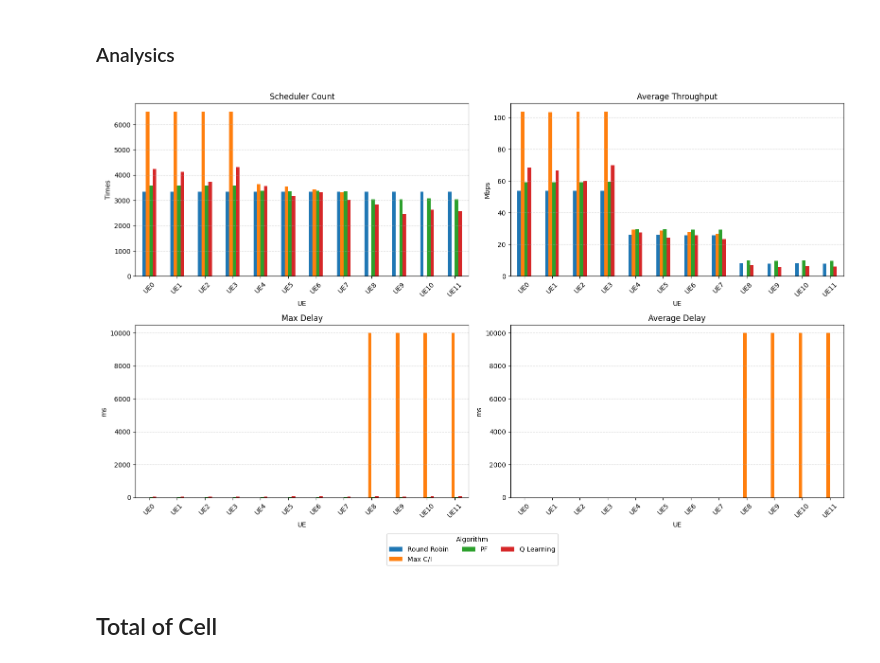
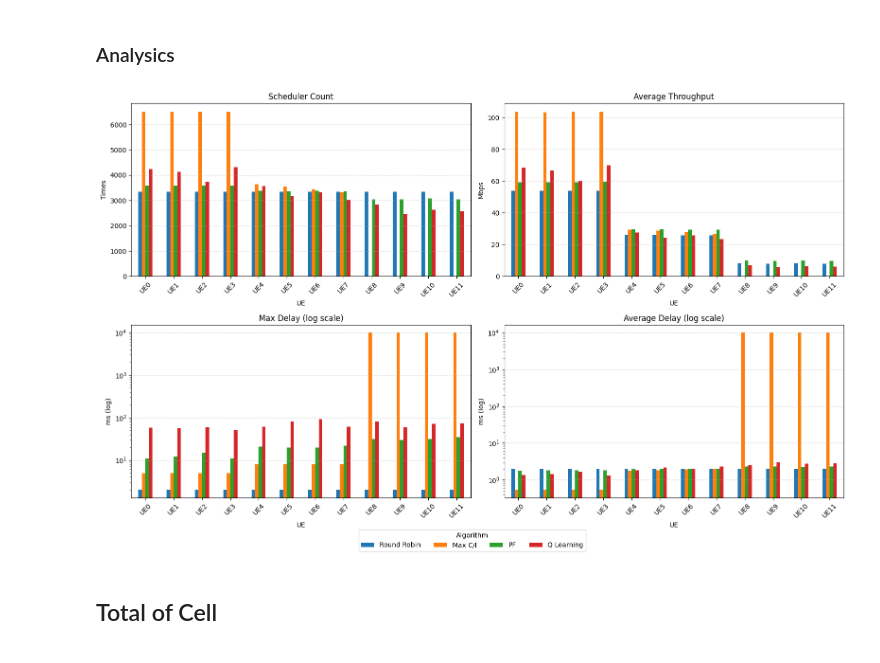
Before and after one commit to lephamcong/CapstoneProject, a Jupyter notebook: Simulation/result/resultAnalysis_v1.ipynb, the cells around one changed output. Cells and saved outputs as stored; diff of their text form; code cells hidden in the pictures.

Commit message:
update log scale for resultAnalysis

```diff
--- a/Simulation/result/resultAnalysis_v1.ipynb
+++ b/Simulation/result/resultAnalysis_v1.ipynb
@@ -515,55 +515,105 @@ UE11   2.873108
 # %% [markdown]
 ### Analysics
 # %%
+# import matplotlib.pyplot as plt
+
+# fig, axes = plt.subplots(2, 2, figsize=(16, 10))  # Tạo 2x2 subplot grid
+
+# # Biểu đồ 1: Scheduler Count
+# scheduler_count_DF3.plot(kind='bar', ax=axes[0, 0])
+# axes[0, 0].set_title("Scheduler Count")
+# axes[0, 0].set_ylabel("Times")
+# axes[0, 0].set_xlabel("UE")
+# axes[0, 0].tick_params(axis='x', rotation=45)
+# axes[0, 0].grid(axis='y', linestyle='--', alpha=0.5)
+
+# # Biểu đồ 2: Average Throughput
+# avg_throughput_DF3.plot(kind='bar', ax=axes[0, 1])
+# axes[0, 1].set_title("Average Throughput")
+# axes[0, 1].set_ylabel("Mbps")
+# axes[0, 1].set_xlabel("UE")
+# axes[0, 1].tick_params(axis='x', rotation=45)
+# axes[0, 1].grid(axis='y', linestyle='--', alpha=0.5)
+
+# # Biểu đồ 3: Max Delay
+# max_delay_DF3.plot(kind='bar', ax=axes[1, 0])
+# axes[1, 0].set_title("Max Delay")
+# axes[1, 0].set_ylabel("ms")
+# axes[1, 0].set_xlabel("UE")
+# axes[1, 0].tick_params(axis='x', rotation=45)
+# axes[1, 0].grid(axis='y', linestyle='--', alpha=0.5)
+
+# # Biểu đồ 4: Average Delay
+# avg_delay_DF3.plot(kind='bar', ax=axes[1, 1])
+# axes[1, 1].set_title("Average Delay")
+# axes[1, 1].set_ylabel("ms")
+# axes[1, 1].set_xlabel("UE")
+# axes[1, 1].tick_params(axis='x', rotation=45)
+# axes[1, 1].grid(axis='y', linestyle='--', alpha=0.5)
+
+# # Xoá legend từng subplot
+# for ax in axes.flat:
+#     ax.legend().set_visible(False)
+
+# # Thêm legend chung ở dưới
+# handles, labels = axes[0, 0].get_legend_handles_labels()
+# fig.legend(handles, labels, title="Algorithm", loc='lower center', bbox_to_anchor=(0.5, -0.02), ncol=3)
+
+# # Chừa khoảng bên dưới cho legend
+# plt.tight_layout(rect=[0, 0.05, 1, 1])
+# plt.show()
+
 import matplotlib.pyplot as plt
 
-fig, axes = plt.subplots(2, 2, figsize=(16, 10))  # Tạo 2x2 subplot grid
+fig, axes = plt.subplots(2, 2, figsize=(16, 10))  # Tăng lên 3x2 để có 6 biểu đồ
 
-# Biểu đồ 1: Scheduler Count
+# 1. Scheduler Count
 scheduler_count_DF3.plot(kind='bar', ax=axes[0, 0])
 axes[0, 0].set_title("Scheduler Count")
 axes[0, 0].set_ylabel("Times")
 axes[0, 0].set_xlabel("UE")
 axes[0, 0].tick_params(axis='x', rotation=45)
 axes[0, 0].grid(axis='y', linestyle='--', alpha=0.5)
 
-# Biểu đồ 2: Average Throughput
+# 2. Average Throughput
 avg_throughput_DF3.plot(kind='bar', ax=axes[0, 1])
 axes[0, 1].set_title("Average Throughput")
 axes[0, 1].set_ylabel("Mbps")
 axes[0, 1].set_xlabel("UE")
 axes[0, 1].tick_params(axis='x', rotation=45)
 axes[0, 1].grid(axis='y', linestyle='--', alpha=0.5)
 
-# Biểu đồ 3: Max Delay
+# 3. Max Delay - full scale (log)
 max_delay_DF3.plot(kind='bar', ax=axes[1, 0])
-axes[1, 0].set_title("Max Delay")
-axes[1, 0].set_ylabel("ms")
+axes[1, 0].set_yscale('log')
+axes[1, 0].set_title("Max Delay (log scale)")
+axes[1, 0].set_ylabel("ms (log)")
 axes[1, 0].set_xlabel("UE")
 axes[1, 0].tick_params(axis='x', rotation=45)
 axes[1, 0].grid(axis='y', linestyle='--', alpha=0.5)
 
-# Biểu đồ 4: Average Delay
+# 4. Average Delay - full scale (log)
 avg_delay_DF3.plot(kind='bar', ax=axes[1, 1])
-axes[1, 1].set_title("Average Delay")
-axes[1, 1].set_ylabel("ms")
+axes[1, 1].set_yscale('log')
+axes[1, 1].set_title("Average Delay (log scale)")
+axes[1, 1].set_ylabel("ms (log)")
 axes[1, 1].set_xlabel("UE")
 axes[1, 1].tick_params(axis='x', rotation=45)
 axes[1, 1].grid(axis='y', linestyle='--', alpha=0.5)
 
 # Xoá legend từng subplot
 for ax in axes.flat:
     ax.legend().set_visible(False)
 
-# Thêm legend chung ở dưới
+# Legend chung
 handles, labels = axes[0, 0].get_legend_handles_labels()
-fig.legend(handles, labels, title="Algorithm", loc='lower center', bbox_to_anchor=(0.5, -0.02), ncol=3)
+fig.legend(handles, labels, title="Algorithm", loc='lower center', bbox_to_anchor=(0.5, 0.01), ncol=4)
 
-# Chừa khoảng bên dưới cho legend
+# Chừa chỗ bên dưới
 plt.tight_layout(rect=[0, 0.05, 1, 1])
 plt.show()
 # %% [output]
-[figure, old version]
+[figure, new version]
 # %% [markdown]
 ## Total of Cell
 # %%
```
